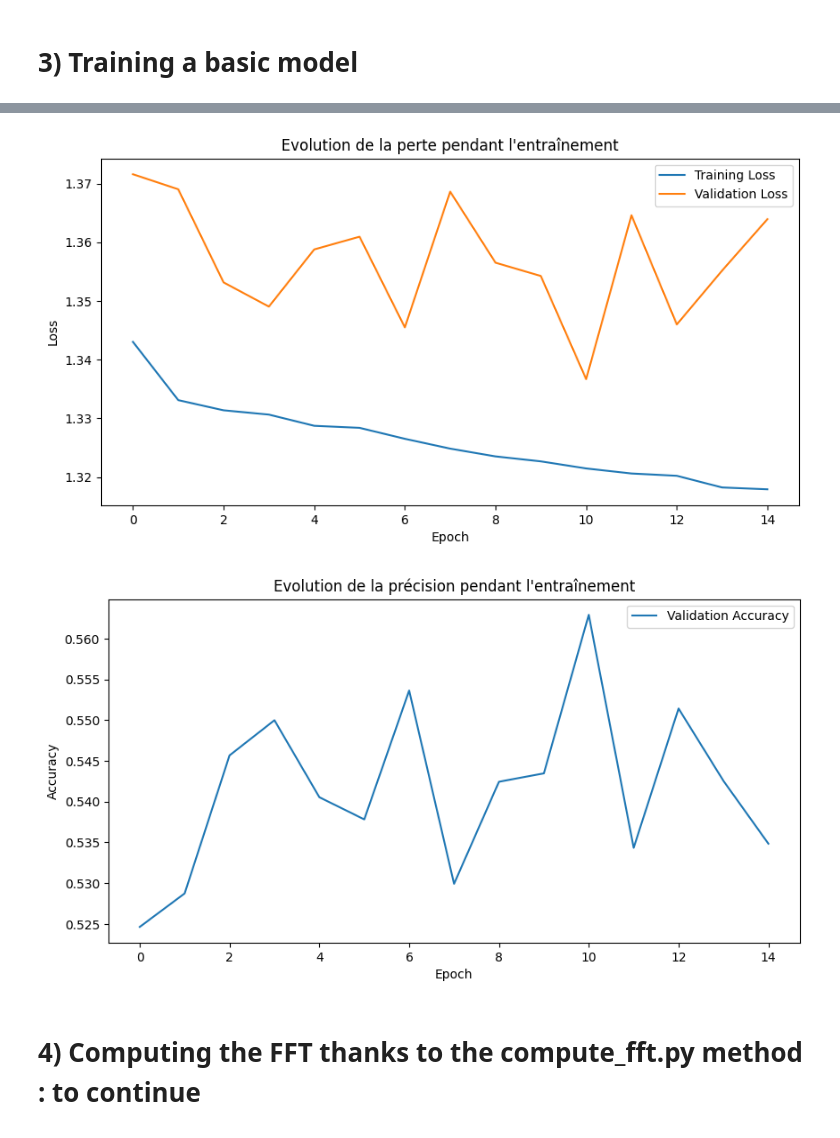
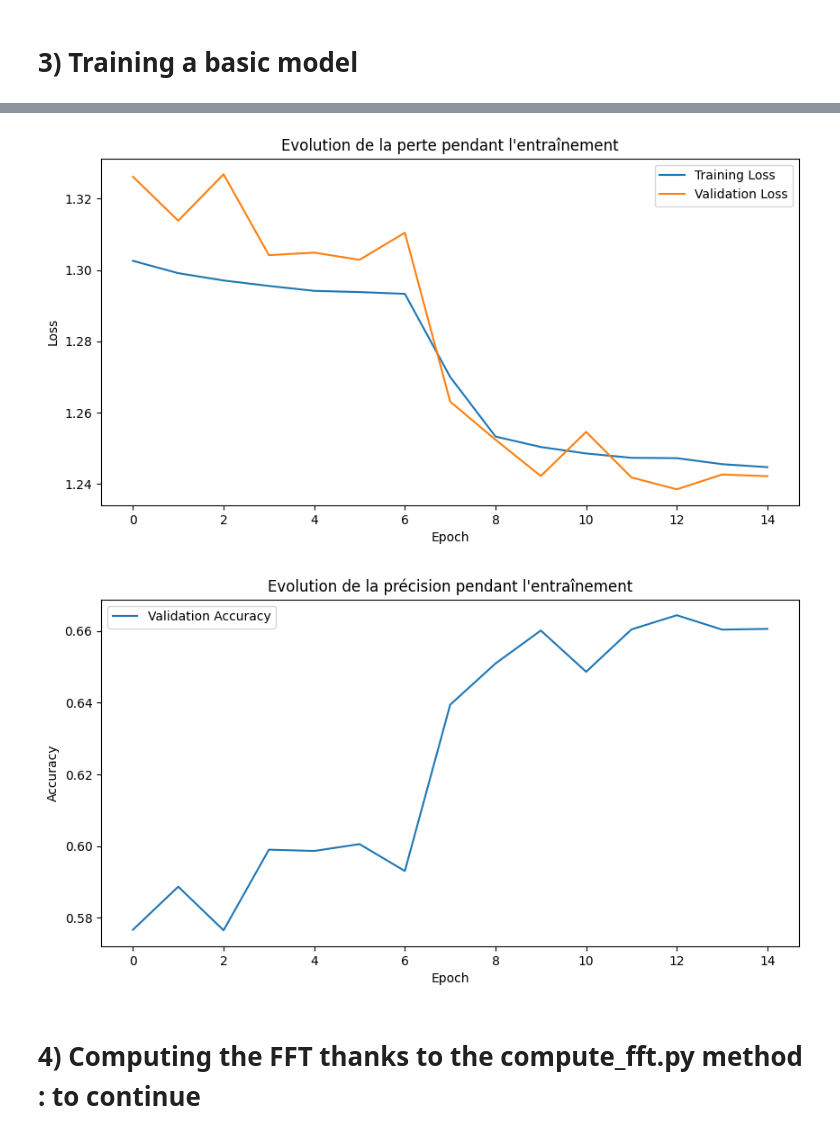
Before and after one commit to constantbourdrez/adl24-sleep-stage, a Jupyter notebook: data_preparation.ipynb, the cells around one changed output, grey strips where cells are left out. Cells and saved outputs as stored; diff of their text form; code cells hidden in the pictures.

```diff
--- a/data_preparation.ipynb
+++ b/data_preparation.ipynb
@@ -127,8 +124,8 @@ pickle.dump((xtrain , xvalid , ytrain , yvalid), fp)
 # %%
 filepath = '/Users/martinblot/Desktop/sleep-edf-prepared/cassette-th-data-all.pck'
 xtrain, xvalid, ytrain, yvalid = np.load(filepath, allow_pickle = True)
-xtrain_tensor,ytrain_tensor=th.tensor(xtrain[:1000]),th.tensor(ytrain[:1000])
-xvalid_tensor,yvalid_tensor=th.tensor(xvalid[:1000]),th.tensor(yvalid[:1000])
+xtrain_tensor,ytrain_tensor=th.tensor(xtrain),th.tensor(ytrain)
+xvalid_tensor,yvalid_tensor=th.tensor(xvalid),th.tensor(yvalid)
 dataset_t = TensorDataset(xtrain_tensor, ytrain_tensor)
 train_loader = DataLoader(dataset_t, batch_size= 100, shuffle=True)
 dataset_v = TensorDataset(xvalid_tensor, yvalid_tensor)
@@ -167,7 +162,7 @@ Now we have understand everything about the data we can compute some models to t
 # 3) Training a basic model
 # %%
 class CNN(nn.Module):
-    def __init__(self,channels=1, dropout_prob=0.2):
+    def __init__(self,channels=1, dropout_prob=0.3):
         super(CNN, self).__init__()
         self.dropout_prob = dropout_prob
         self.channels = channels
@@ -222,7 +206,7 @@ class CNN(nn.Module):
 model=CNN(1,0.3)
 # %%
 # Listes pour stocker les valeurs de perte et de précision
-optimizer = optim.Adam(model.parameters(), lr=0.000005)
+optimizer = optim.Adam(model.parameters(), lr=0.001)
 criterion = nn.CrossEntropyLoss()
 
 # Listes pour stocker les valeurs de perte et de précision
@@ -320,5 +304,5 @@ Epoch [15/15], Training Loss: 1.3179194087772206, Validation Loss: 1.36394972596
-[figure, old version]
+[figure, new version]
-[figure, old version]
+[figure, new version]
 # %% [markdown]
 # 4) Computing the FFT thanks to the compute_fft.py method : to continue
 # %%
```
Also changed, not shown: parts of 5 cells of this notebook, 7 other files.
